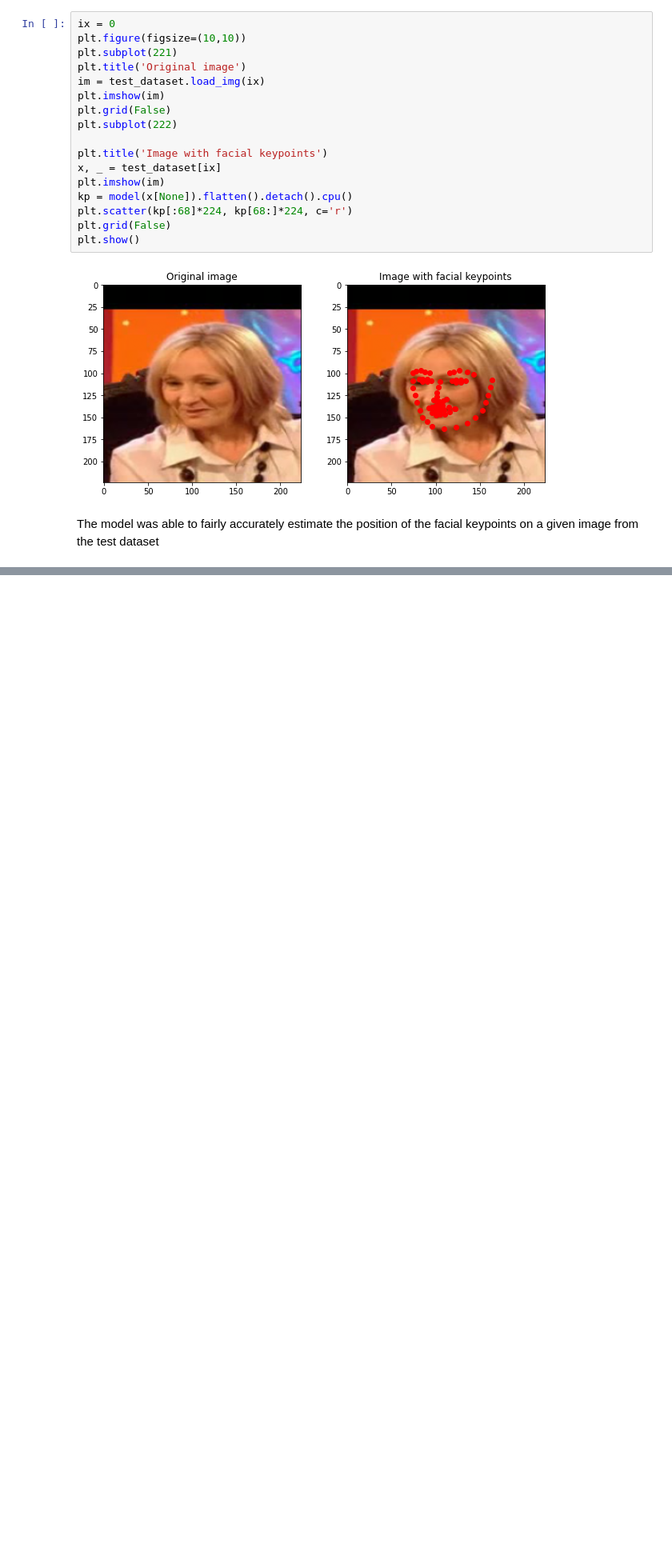
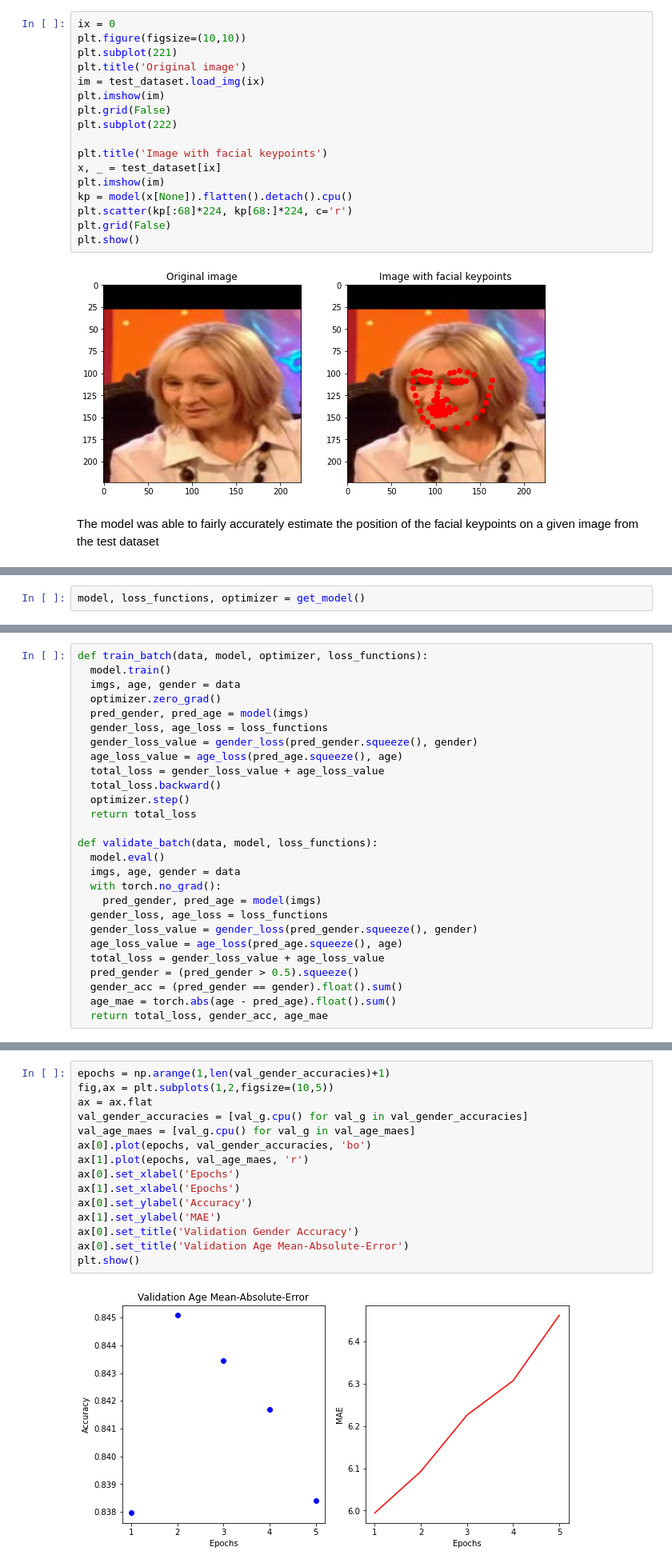
Before and after one commit to Voland24/ModernComputerVisionPytorch, a Jupyter notebook: Chapter_5_2_Multi_regression_Multi_task_learning.ipynb, the cells around one changed output, grey strips where cells are left out. Shown: that part at 80% size. Drawn from its saved outputs; the diff is of its cells as text; blank space fills up the shorter version.

```diff
--- a/Chapter_5_2_Multi_regression_Multi_task_learning.ipynb
+++ b/Chapter_5_2_Multi_regression_Multi_task_learning.ipynb
@@ -263,0 +427,2 @@ The model was able to fairly accurately estimate the position of the facial keyp
+# %%
+model, loss_functions, optimizer = get_model()
@@ -263,0 +431,27 @@ The model was able to fairly accurately estimate the position of the facial keyp
+# %%
+def train_batch(data, model, optimizer, loss_functions):
+  model.train()
+  imgs, age, gender = data
+  optimizer.zero_grad()
+  pred_gender, pred_age = model(imgs)
+  gender_loss, age_loss = loss_functions
+  gender_loss_value = gender_loss(pred_gender.squeeze(), gender)
+  age_loss_value = age_loss(pred_age.squeeze(), age)
+  total_loss = gender_loss_value + age_loss_value
+  total_loss.backward()
+  optimizer.step()
+  return total_loss
+
+def validate_batch(data, model, loss_functions):
+  model.eval()
+  imgs, age, gender = data
+  with torch.no_grad():
+    pred_gender, pred_age = model(imgs)
+  gender_loss, age_loss = loss_functions
+  gender_loss_value = gender_loss(pred_gender.squeeze(), gender)
+  age_loss_value = age_loss(pred_age.squeeze(), age)
+  total_loss = gender_loss_value + age_loss_value
+  pred_gender = (pred_gender > 0.5).squeeze()
+  gender_acc = (pred_gender == gender).float().sum()
+  age_mae = torch.abs(age - pred_age).float().sum()
+  return total_loss, gender_acc, age_mae
@@ -263,0 +527,17 @@ The model was able to fairly accurately estimate the position of the facial keyp
+# %%
+epochs = np.arange(1,len(val_gender_accuracies)+1)
+fig,ax = plt.subplots(1,2,figsize=(10,5))
+ax = ax.flat
+val_gender_accuracies = [val_g.cpu() for val_g in val_gender_accuracies]
+val_age_maes = [val_g.cpu() for val_g in val_age_maes]
+ax[0].plot(epochs, val_gender_accuracies, 'bo')
+ax[1].plot(epochs, val_age_maes, 'r')
+ax[0].set_xlabel('Epochs')
+ax[1].set_xlabel('Epochs')
+ax[0].set_ylabel('Accuracy')
+ax[1].set_ylabel('MAE')
+ax[0].set_title('Validation Gender Accuracy')
+ax[0].set_title('Validation Age Mean-Absolute-Error')
+plt.show()
+# %% [output]
+[figure, added]
```
Also changed, not shown: parts of 22 cells of this notebook.
